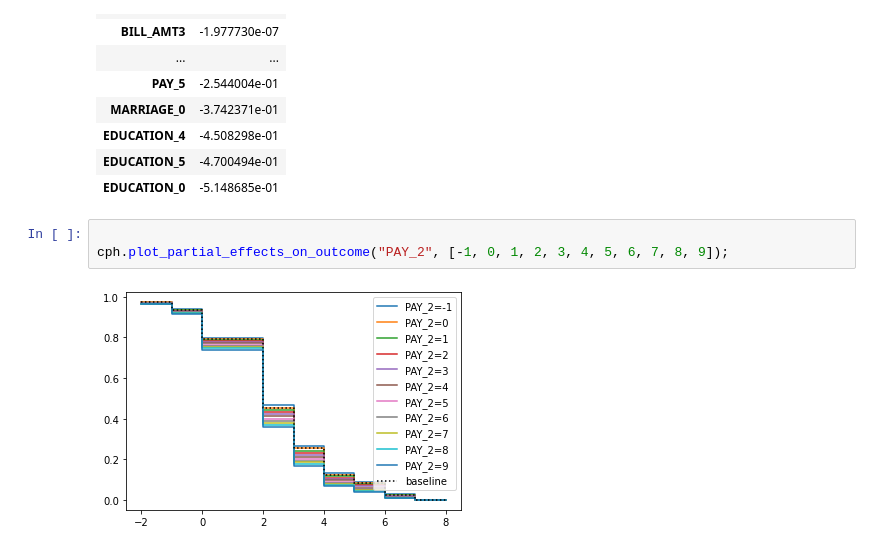
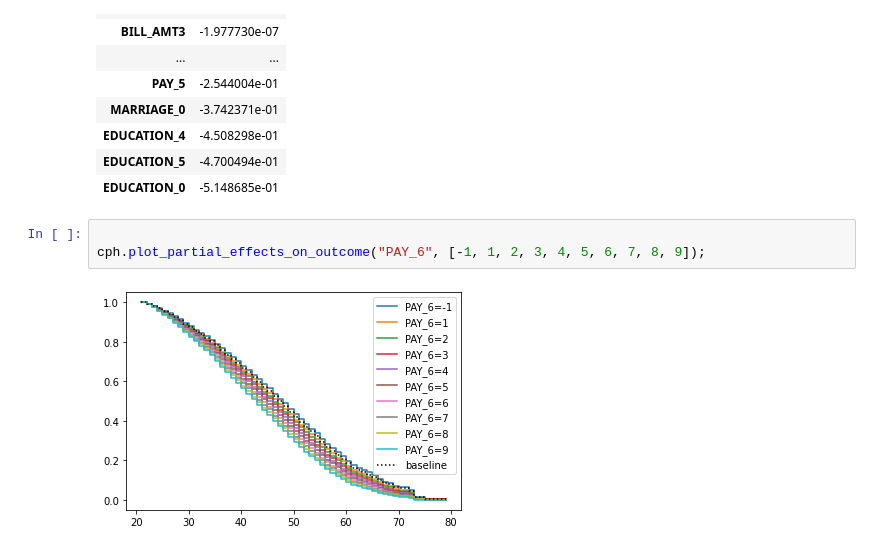
Before and after one commit to ChoAllan/Credit-Card-Defaulting, a Jupyter notebook: src/Survival Analysis.ipynb, the cells around one changed output. Cells and saved outputs as stored; diff of their text form.

```diff
--- a/src/Survival Analysis.ipynb
+++ b/src/Survival Analysis.ipynb
@@ -221,9 +221,9 @@ cph_params
 | EDUCATION_0 | -5.148685e-01 |
 # %%
 
-cph.plot_partial_effects_on_outcome("PAY_2", [-1, 0, 1, 2, 3, 4, 5, 6, 7, 8, 9]);
+cph.plot_partial_effects_on_outcome("PAY_6", [-1, 1, 2, 3, 4, 5, 6, 7, 8, 9]);
 # %% [output]
-[figure, old version]
+[figure, new version]
 # %%
 cph.predict_expectation(test_df_surv)
 # %% [output]
```
Also changed, not shown: parts of 6 cells of this notebook, 1 other file.
